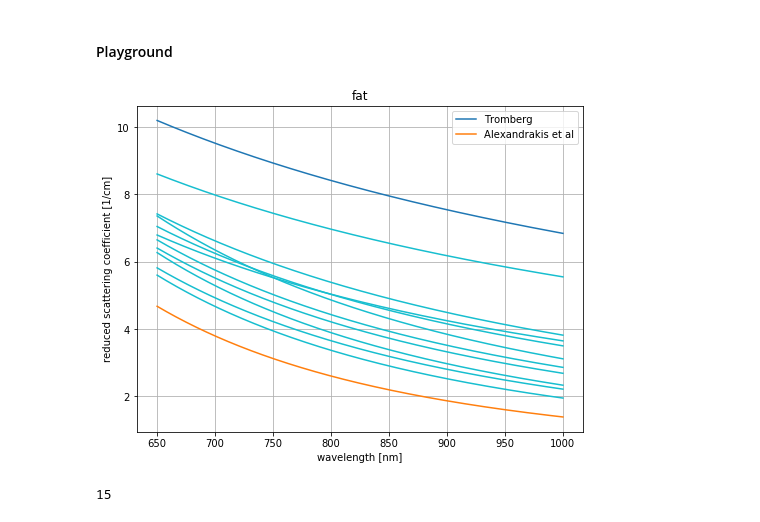
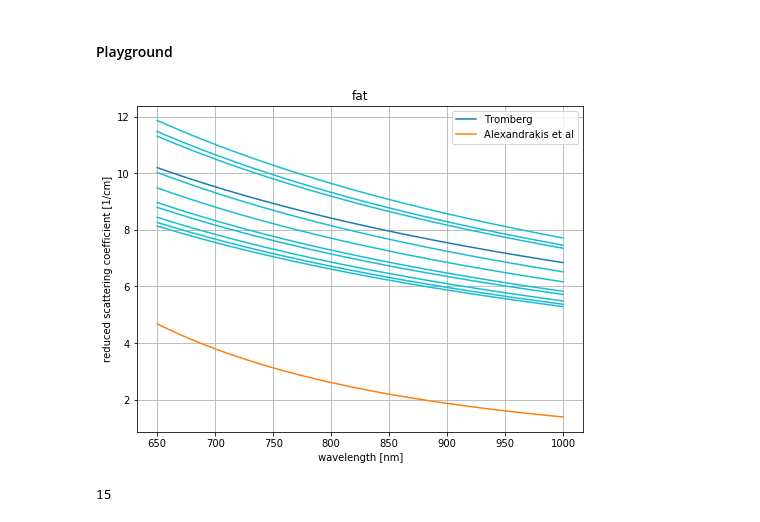
Before and after one commit to ToastCheng/ijv, a Jupyter notebook: n_train.ipynb, the cells around one changed output. Saved outputs shown, nothing was run; the diff lists cells and outputs as text; code cells hidden in the pictures.

```diff
--- a/n_train.ipynb
+++ b/n_train.ipynb
@@ -132,22 +151,23 @@ plt.show()
 # %%
 plt.figure(figsize=(8, 6))
 # plt.plot(wl, musp(13.7, 0.385), label="Subcutaneous fat")
 # plt.plot(wl, musp(10.6, 0.520), label="Adipose breast")
 # plt.plot(wl, musp(15.4, 0.680), label="Subcutaneous adipose")
 # plt.plot(wl, musp(35.2, 0.988), label="Subcutaneous fat")
 # plt.plot(wl, musp(21.6, 0.930), label="Subcutaneous adipocytes")
 # plt.plot(wl, musp(14.1, 0.530), label="Adipose")
 plt.plot(wl, musp(13.0, 0.926), label="Tromberg")
 plt.plot(wl, musp(9.80, 2.820), label="Alexandrakis et al")
 
 for i in range(10):
 #     plt.plot(wl, musp(random.uniform(10.6, 35.2), random.uniform(0.385, 0.988)), color="C9")
-    plt.plot(wl, musp(random.uniform(9.8, 13.0), random.uniform(0.926, 2.82)), color="C9")
+    plt.plot(wl, musp(random.uniform(10, 20.0), random.uniform(1, 1)), color="C9")
+#     plt.plot(wl, musp(random.uniform(9.8, 13.0), random.uniform(0.926, 2.82)), color="C9")
 plt.grid()
 plt.legend()
 plt.title("fat")
 plt.xlabel("wavelength [nm]")
 plt.ylabel("reduced scattering coefficient [1/cm]")
 plt.show()
 # %% [output]
-[figure, old version]
+[figure, new version]
```
Also changed, not shown: parts of 5 cells of this notebook, 10 other files.
